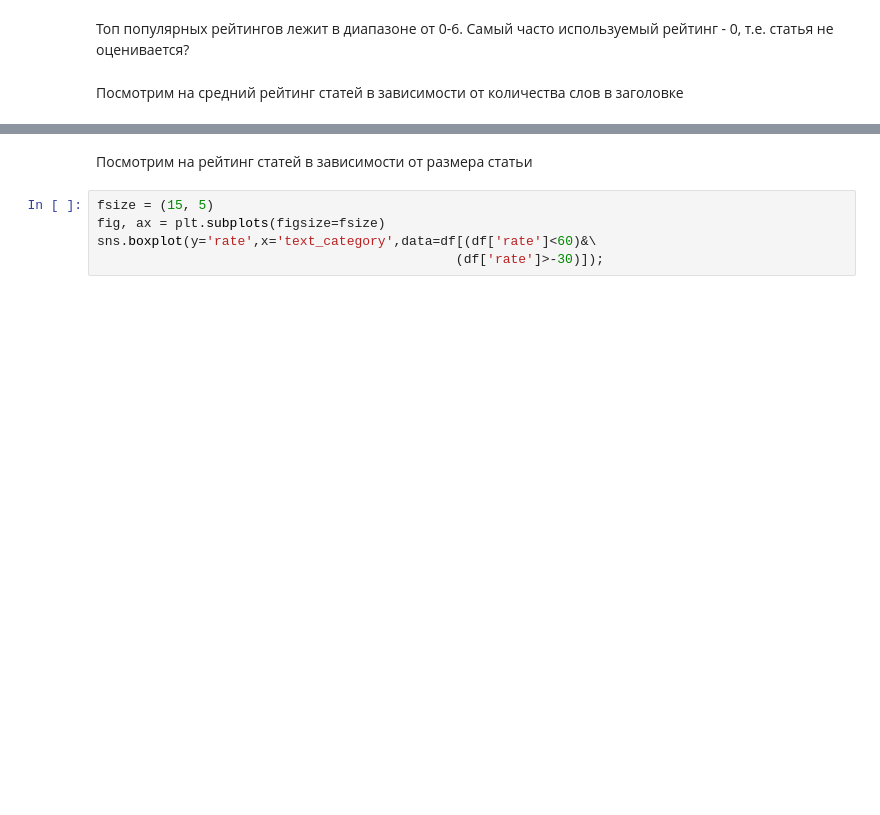
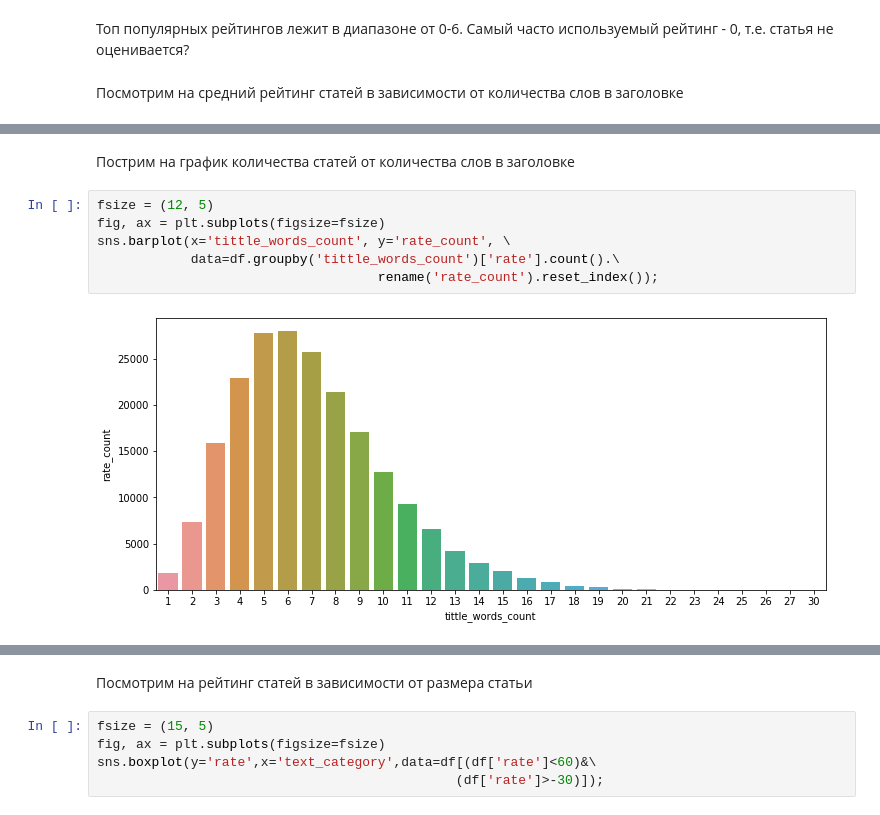
Before and after one commit to D7nis/DS_Habr_rate, a Jupyter notebook: Habr.ipynb, the cells around one changed output, grey strips where cells are left out. Drawn from its saved outputs; the diff is of its cells as text; blank space fills up the shorter version.

```diff
--- a/Habr.ipynb
+++ b/Habr.ipynb
@@ -428,0 +481,10 @@ sns.barplot(x='tittle_words_count', y='rate_avg', \
+# %% [markdown]
+Пострим на график количества статей от количества слов в заголовке
+# %%
+fsize = (12, 5)
+fig, ax = plt.subplots(figsize=fsize)
+sns.barplot(x='tittle_words_count', y='rate_count', \
+            data=df.groupby('tittle_words_count')['rate'].count().\
+                                    rename('rate_count').reset_index());
+# %% [output]
+[figure, added]
```
Also changed, not shown: parts of 25 cells of this notebook.
